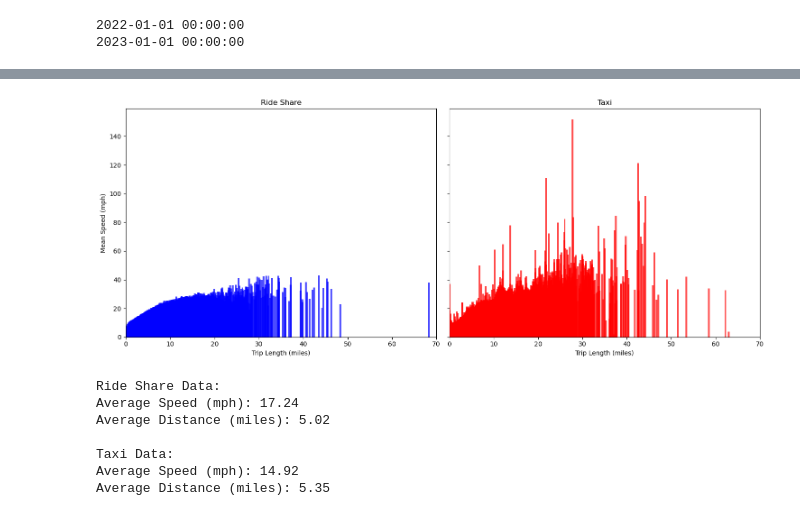
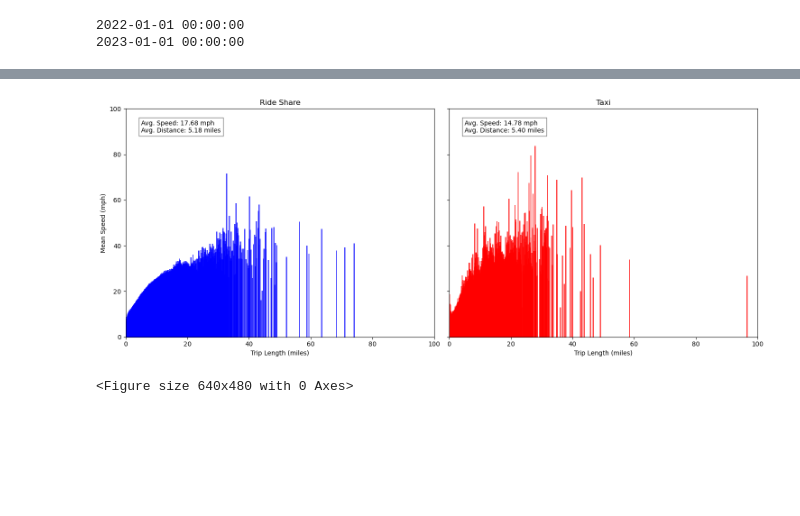
Before and after one commit to shaildesai98/Project-, a Jupyter notebook: test_notebook.ipynb, the cells around one changed output, grey strips where cells are left out. Drawn from its saved outputs; the diff is of its cells as text; code cells hidden in the pictures; blank space fills up the shorter version.

```diff
--- a/test_notebook.ipynb
+++ b/test_notebook.ipynb
@@ -282,68 +282,49 @@ print(taxi_df.index.max())
 2022-01-01 00:00:00
 2023-01-01 00:00:00
 # %%
-# Comparing average speed in mph
-
-# Create the "speed_mph" column and handle zeros as before
+#Calculate speed_mph and handle zeros
 ride_df['speed_mph'] = (ride_df['trip_miles'] / (ride_df['trip_seconds'] / 3600)).round(2)
 ride_df['speed_mph'] = np.where((ride_df['trip_miles'] == 0) | (ride_df['trip_seconds'] == 0), 0, ride_df['speed_mph'])
 
 taxi_df['speed_mph'] = (taxi_df['trip_miles'] / (taxi_df['trip_seconds'] / 3600)).round(2)
 taxi_df['speed_mph'] = np.where((taxi_df['trip_miles'] == 0) | (taxi_df['trip_seconds'] == 0), 0, taxi_df['speed_mph'])
 
-# Define the z-score threshold for outliers (e.g., 3 standard deviations)
-z_score_threshold = 3
+#Filter out trips with speeds above 100
+ride_df = ride_df[ride_df['speed_mph'] <= 100]
+taxi_df = taxi_df[taxi_df['speed_mph'] <= 100]
 
-# Find outliers in ride_df and taxi_df using z-score
-ride_df['z_score'] = np.abs(stats.zscore(ride_df['speed_mph']))
-taxi_df['z_score'] = np.abs(stats.zscore(taxi_df['speed_mph']))
+#Calculate mean speed for each trip
+ride_speed_by_length = ride_df.groupby('trip_miles')['speed_mph'].mean()
+taxi_speed_by_length = taxi_df.groupby('trip_miles')['speed_mph'].mean()
 
-# Filter out the outliers from both DataFrames
-filtered_ride_df = ride_df[ride_df['z_score'] <= z_score_threshold]
-filtered_taxi_df = taxi_df[taxi_df['z_score'] <= z_score_threshold]
-
-# Remove the z-score column (not needed anymore)
-filtered_ride_df.drop('z_score', axis=1, inplace=True)
-filtered_taxi_df.drop('z_score', axis=1, inplace=True)
-
-# Calculate mean speed for each trip length category
-ride_speed_by_length = filtered_ride_df.groupby('trip_miles')['speed_mph'].mean()
-taxi_speed_by_length = filtered_taxi_df.groupby('trip_miles')['speed_mph'].mean()
-
-# Create two subplots for ride share and taxi data
+#Create two subplots
 fig, (ax1, ax2) = plt.subplots(1, 2, figsize=(15, 6), sharey=True)
 
-# Plot ride share data in the first subplot
+# Plot ride share data
 ax1.bar(ride_speed_by_length.index, ride_speed_by_length.values, color='blue', width=0.4, alpha=0.7)
 ax1.set_title('Ride Share')
 ax1.set_xlabel('Trip Length (miles)')
 ax1.set_ylabel('Mean Speed (mph)')
-ax1.set_xlim(0, 70)
+ax1.set_xlim(0, 100)
+ax1.set_ylim(0, 100)
 
-# Plot taxi data in the second subplot
+# Annotate average speed and distance
+ax1.text(0.05, 0.95, f"Avg. Speed: {average_ride_speed:.2f} mph\nAvg. Distance: {average_ride_distance:.2f} miles",
+         transform=ax1.transAxes, fontsize=10, verticalalignment='top', bbox=dict(facecolor='white', alpha=0.5))
+
+# Plot taxi data
 ax2.bar(taxi_speed_by_length.index, taxi_speed_by_length.values, color='red', width=0.4, alpha=0.7)
 ax2.set_title('Taxi')
 ax2.set_xlabel('Trip Length (miles)')
-ax2.set_xlim(0, 70)
+ax2.set_xlim(0, 100)
+ax2.set_ylim(0, 100)
 
-# Show the subplots
+# Annotate average speed and distance
+ax2.text(0.05, 0.95, f"Avg. Speed: {average_taxi_speed:.2f} mph\nAvg. Distance: {average_taxi_distance:.2f} miles",
+         transform=ax2.transAxes, fontsize=10, verticalalignment='top', bbox=dict(facecolor='white', alpha=0.5))
+
+#Show and save
 plt.tight_layout()
 plt.show()
-
-# Calculate the average speed and distance for ride share data
-average_ride_speed = filtered_ride_df['speed_mph'].mean()
-average_ride_distance = filtered_ride_df['trip_miles'].mean()
-
-# Calculate the average speed and distance for taxi data
-average_taxi_speed = filtered_taxi_df['speed_mph'].mean()
-average_taxi_distance = filtered_taxi_df['trip_miles'].mean()
-
-# Print the results
-print("Ride Share Data:")
-print(f"Average Speed (mph): {average_ride_speed:.2f}")
-print(f"Average Distance (miles): {average_ride_distance:.2f}")
-
-print("\nTaxi Data:")
-print(f"Average Speed (mph): {average_taxi_speed:.2f}")
-print(f"Average Distance (miles): {average_taxi_distance:.2f}")
+plt.savefig("ride_share_vs_taxi_speeds.png")
 # %% [output]
@@ -358,8 +351,2 @@ See the caveats in the documentation: https://pandas.pydata.org/pandas-docs/stab
-[figure, old version]
+[figure, new version]
-Ride Share Data:
-Average Speed (mph): 17.24
-Average Distance (miles): 5.02
-
-Taxi Data:
-Average Speed (mph): 14.92
-Average Distance (miles): 5.35
+<Figure size 640x480 with 0 Axes>
```
Also changed, not shown: parts of 9 cells of this notebook, 2 other files.
